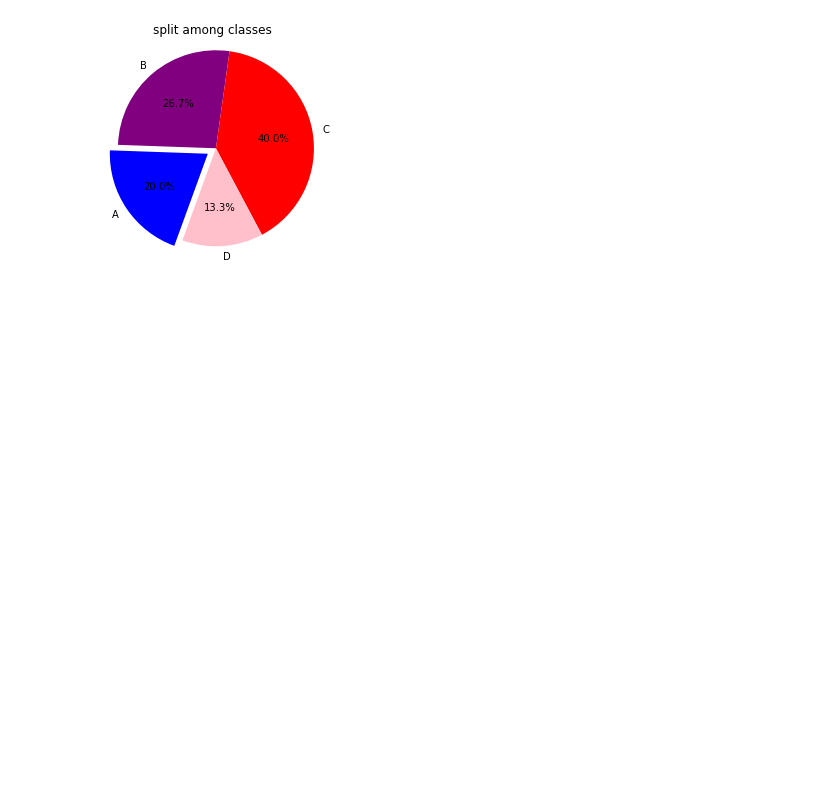
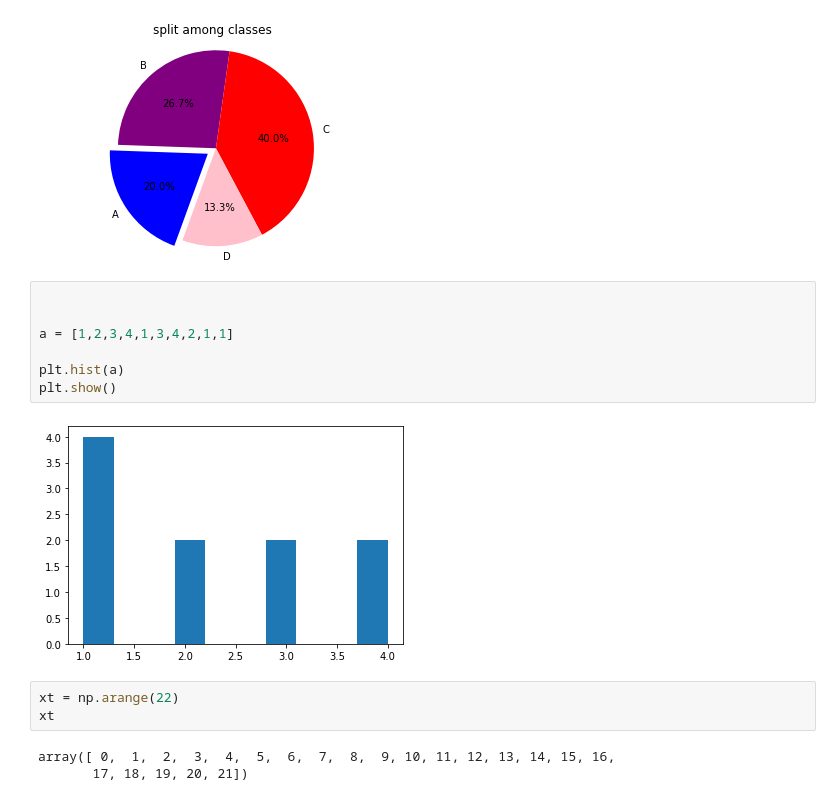
Before and after one commit to shubhammalhotra28/datascience_practice, a Jupyter notebook: Plotting_Graphs.ipynb, the cells around one changed output. Drawn from its saved outputs; the diff is of its cells as text; blank space fills up the shorter version.

Commit message:
graphs : matplotlib

```diff
--- a/Plotting_Graphs.ipynb
+++ b/Plotting_Graphs.ipynb
@@ -180,3 +180,18 @@ plt.axis('equal')
 plt.show()
 # %% [output]
 [figure]
+# %%
+
+
+a = [1,2,3,4,1,3,4,2,1,1]
+
+plt.hist(a)
+plt.show()
+# %% [output]
+[figure, added]
+# %%
+xt = np.arange(22)
+xt
+# %% [output]
+array([ 0,  1,  2,  3,  4,  5,  6,  7,  8,  9, 10, 11, 12, 13, 14, 15, 16,
+       17, 18, 19, 20, 21])
```
Also changed, not shown: parts of 3 cells of this notebook.
